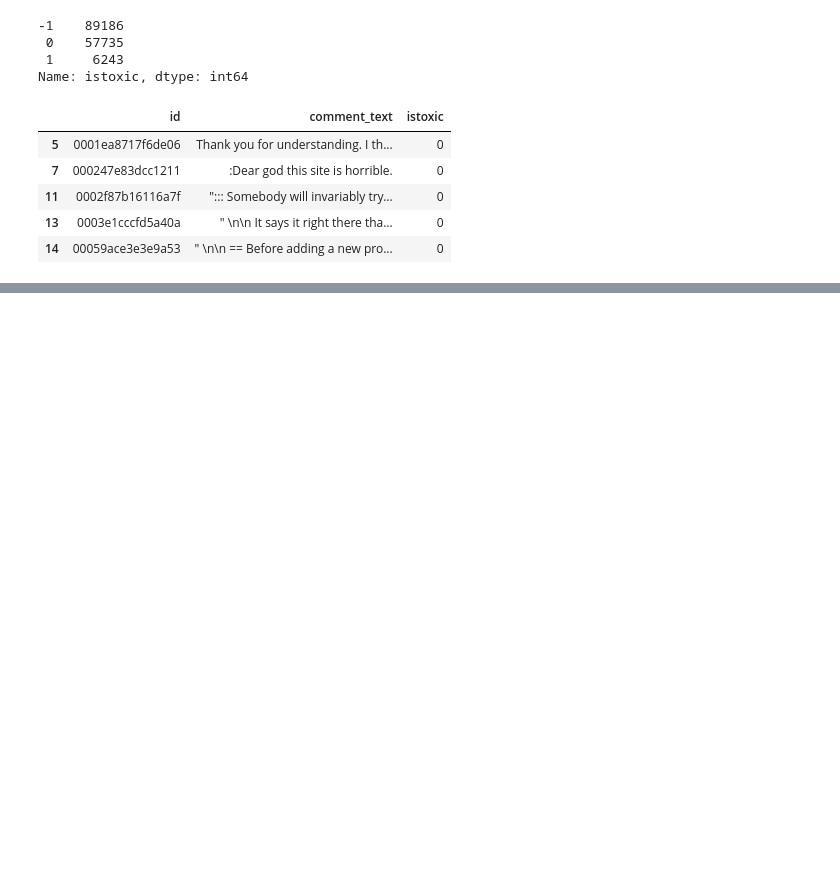
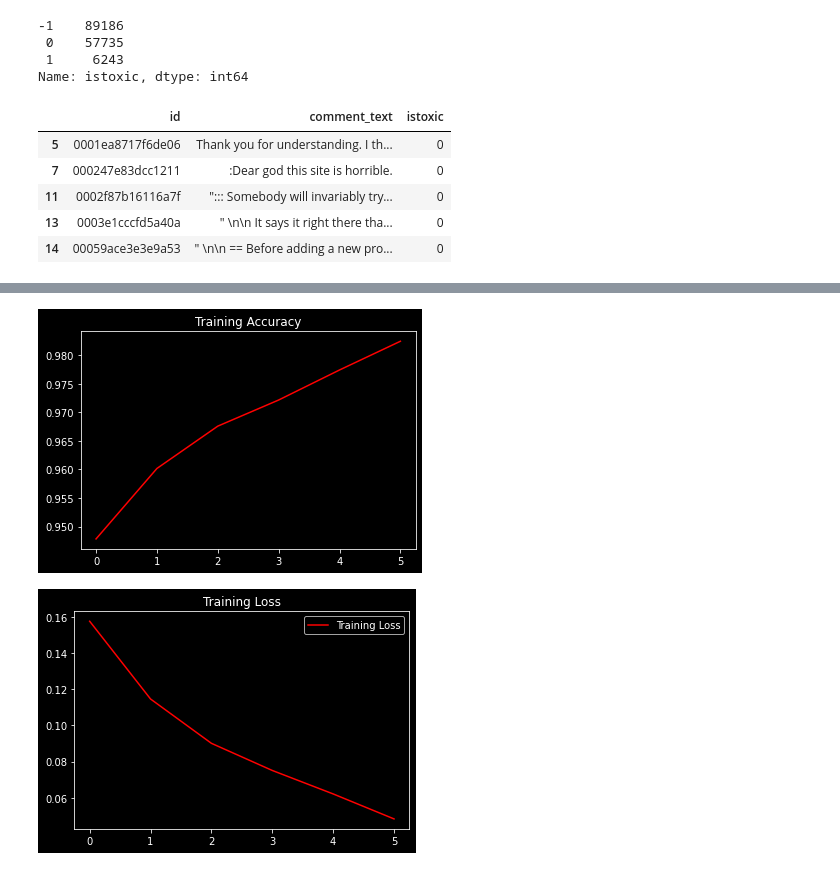
Before and after one commit to yma3/Toxicity-In-Gaming-Communities, a Jupyter notebook: Jigsaw_Toxic_Communities_Challenge_Solution.ipynb, the cells around one changed output, grey strips where cells are left out. Cells and saved outputs as stored; diff of their text form; code cells hidden in the pictures; blank space fills up the shorter version.

Commit message:
Updated with saved model

```diff
--- a/Jigsaw_Toxic_Communities_Challenge_Solution.ipynb
+++ b/Jigsaw_Toxic_Communities_Challenge_Solution.ipynb
@@ -89,0 +132,18 @@ X_train, X_valid, Y_train, Y_valid = train_test_split(traindf.iloc[:,1], traindf
+# %%
+# callbacks
+callback = EarlyStopping(monitor='val_loss', patience=3, verbose=0)
+
+# Construct Model
+with tpu_strategy.scope():
+  model = Sequential()
+  model.add(Embedding(MAX_FEATURES, 100))
+  model.add(Bidirectional(LSTM(128, return_sequences=True)))
+  model.add(Dropout(0.2))
+  model.add(LSTM(128))
+  model.add(Dropout(0.2))
+  model.add(Dense(128, activation='relu'))
+  model.add(Dropout(0.2))
+  model.add(Dense(1, activation='sigmoid'))
+
+  model.compile(loss='binary_crossentropy', optimizer='adam', metrics=['accuracy'])
+model.summary()
@@ -89,0 +168,5 @@ X_train, X_valid, Y_train, Y_valid = train_test_split(traindf.iloc[:,1], traindf
+# %%
+BATCH_SIZE = 32
+EPOCHS = 20
+
+history = model.fit(X_train, Y_train, batch_size=BATCH_SIZE, epochs = EPOCHS, verbose = 1, validation_data=(X_valid, Y_valid), callbacks=[callback])
@@ -89,0 +194,23 @@ X_train, X_valid, Y_train, Y_valid = train_test_split(traindf.iloc[:,1], traindf
+# %%
+import matplotlib.pyplot as plt
+plt.style.use(['dark_background'])
+
+
+acc = history.history['accuracy']
+loss = history.history['loss']
+
+epochs = range(len(acc))
+
+plt.plot(epochs, acc, 'r', label='Training Accuracy')
+plt.title('Training Accuracy')
+
+plt.figure()
+
+plt.plot(epochs, loss, 'r', label='Training Loss')
+plt.title('Training Loss')
+plt.legend()
+
+plt.show()
+# %% [output]
+[figure, added]
+[figure, added]
```
Also changed, not shown: parts of 11 cells of this notebook.
